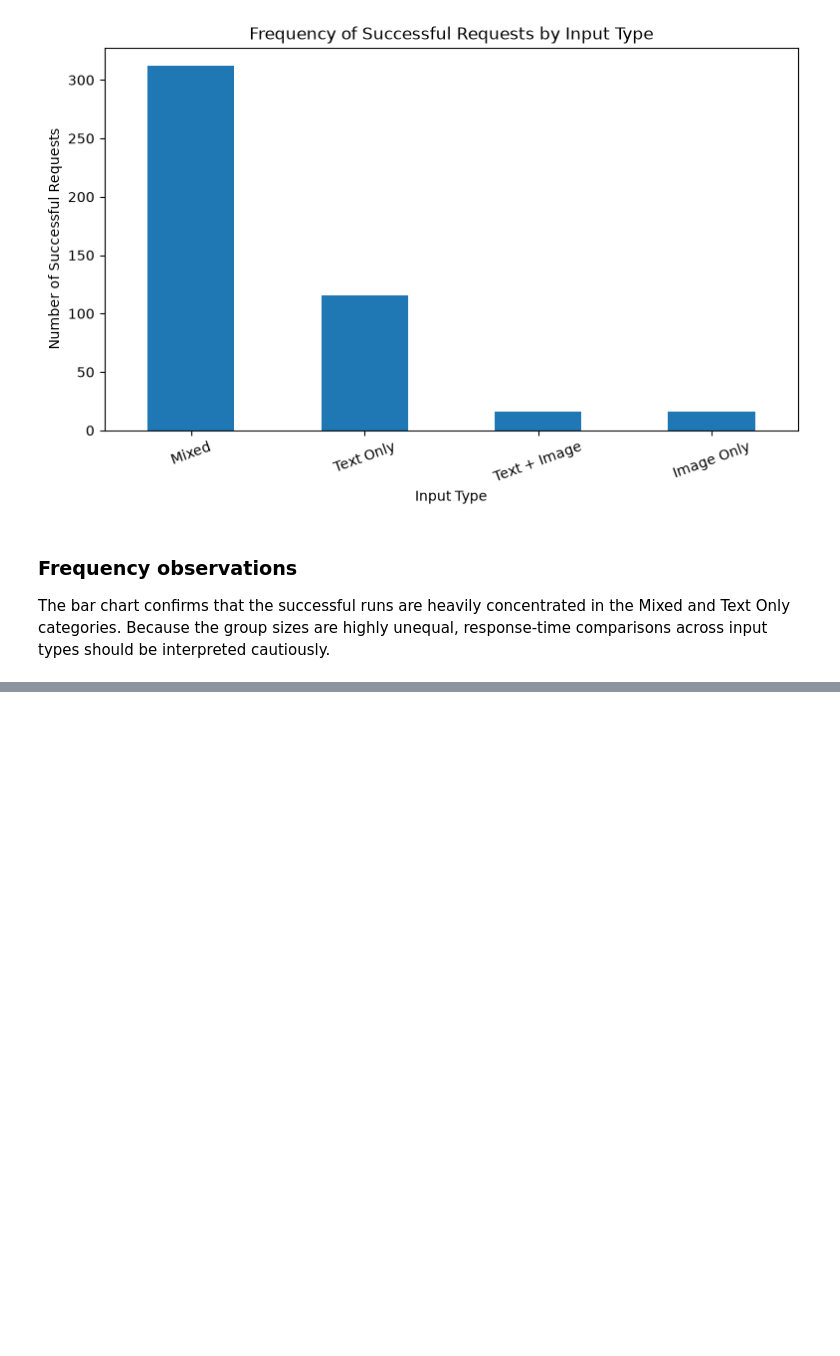
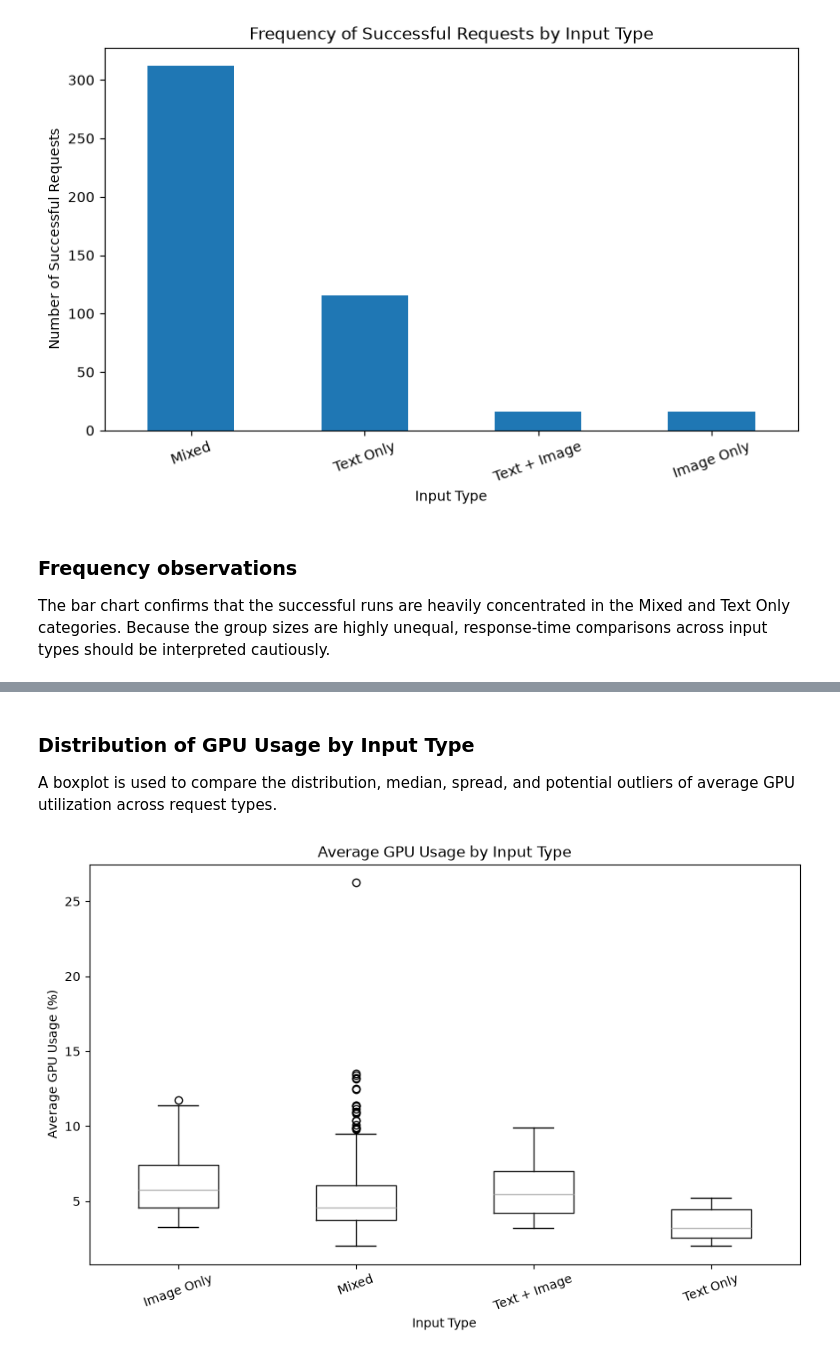
Before and after one commit to katecher31/AI-Model-Performance-Analysis, a Jupyter notebook: code/kate_request_characteristics_eda.ipynb, the cells around one changed output, grey strips where cells are left out. Cells and saved outputs as stored; diff of their text form; code cells hidden in the pictures; blank space fills up the shorter version.

Commit message:
Add GPU usage analysis

```diff
--- a/code/kate_request_characteristics_eda.ipynb
+++ b/code/kate_request_characteristics_eda.ipynb
@@ -197,0 +249,24 @@ The bar chart confirms that the successful runs are heavily concentrated in the
+# %% [markdown]
+### Distribution of GPU Usage by Input Type
+
+A boxplot is used to compare the distribution, median, spread, and potential outliers
+of average GPU utilization across request types.
+# %%
+# Compare average GPU utilization across request/input types.
+
+df_success.boxplot(
+    column="gpu_avg_pct",
+    by="input_type",
+    figsize=(10, 6),
+    grid=False
+)
+
+plt.title("Average GPU Usage by Input Type")
+plt.suptitle("")
+plt.xlabel("Input Type")
+plt.ylabel("Average GPU Usage (%)")
+plt.xticks(rotation=20)
+
+plt.show()
+# %% [output]
+[figure, added]
```
Also changed, not shown: parts of 6 cells of this notebook.
